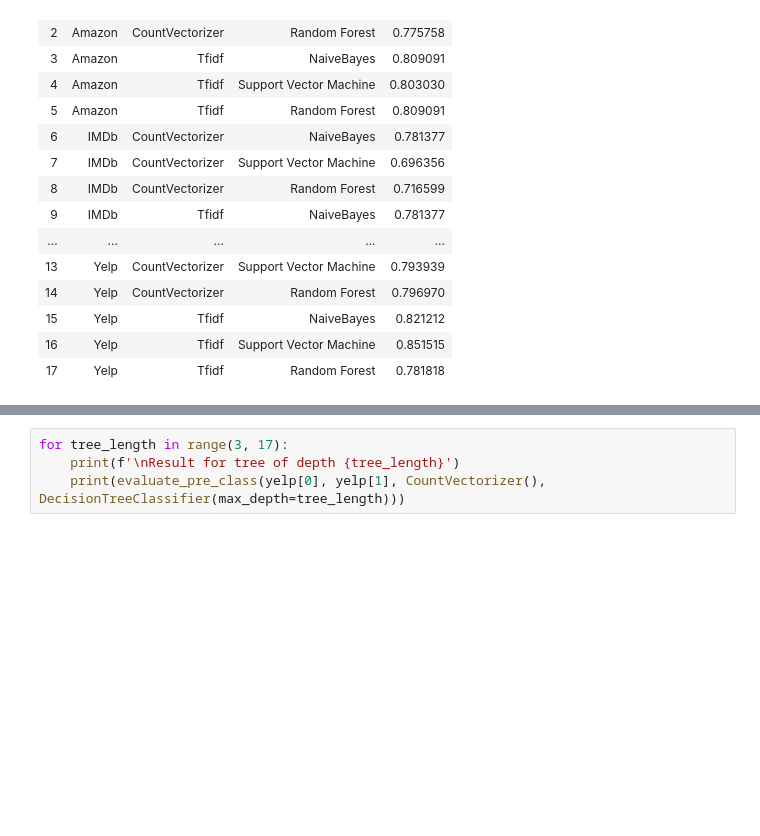
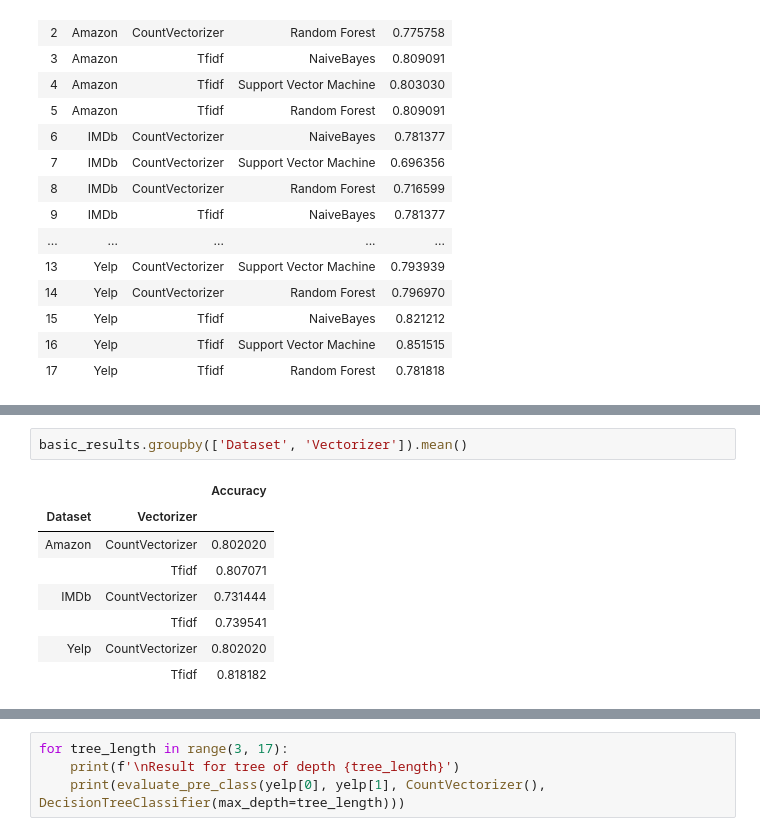
Before and after one commit to greghvk/eksploracja_danych_projekt, a Jupyter notebook: Eksploracja_projekt.ipynb, the cells around one changed output, grey strips where cells are left out. Saved outputs shown, nothing was run; the diff lists cells and outputs as text; blank space fills up the shorter version.

```diff
--- a/Eksploracja_projekt.ipynb
+++ b/Eksploracja_projekt.ipynb
@@ -233,0 +242,11 @@ basic_results
+# %%
+basic_results.groupby(['Dataset', 'Vectorizer']).mean()
+# %% [output]
+|  |  | Accuracy |
+| Dataset | Vectorizer |  |
+| Amazon | CountVectorizer | 0.802020 |
+|  | Tfidf | 0.807071 |
+| IMDb | CountVectorizer | 0.731444 |
+|  | Tfidf | 0.739541 |
+| Yelp | CountVectorizer | 0.802020 |
+|  | Tfidf | 0.818182 |
```
Also changed, not shown: parts of 2 cells of this notebook.
